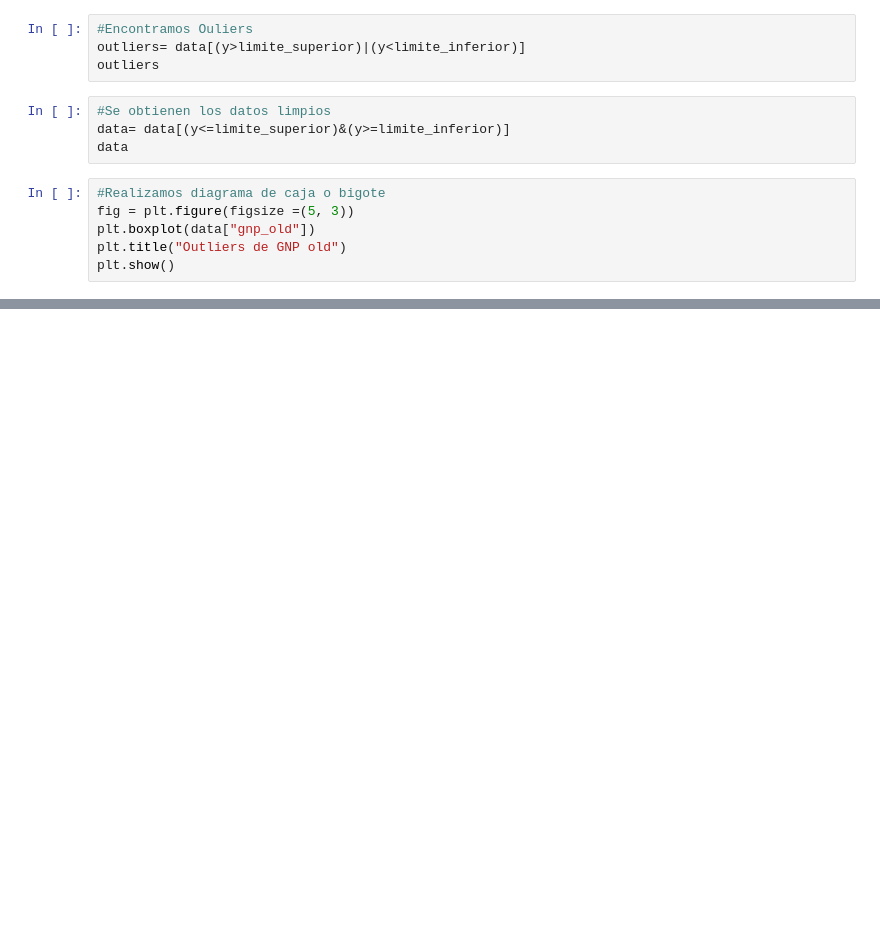
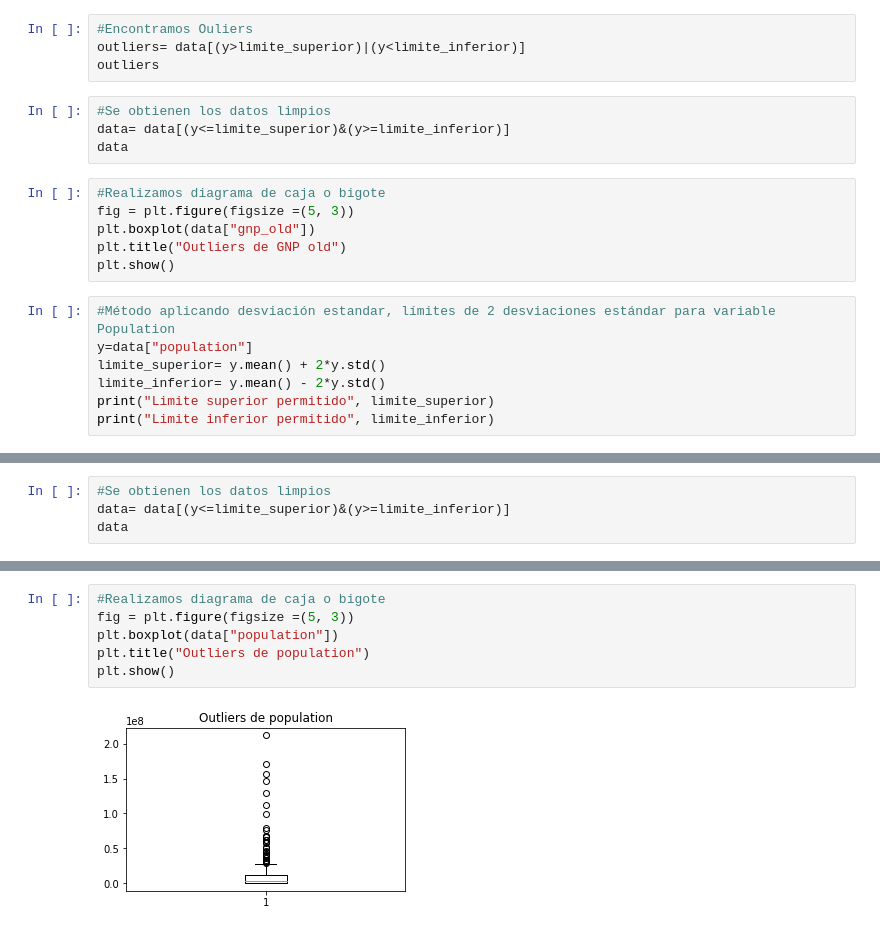
Before and after one commit to gabycantu/RetoFinal, a Jupyter notebook: RetoFinal.ipynb, the cells around one changed output, grey strips where cells are left out. Cells and saved outputs as stored; diff of their text form; blank space fills up the shorter version.

Commit message:
Identificar y reemplazar outliers con distribución normal de siguiente variable

```diff
--- a/RetoFinal.ipynb
+++ b/RetoFinal.ipynb
@@ -342,3 +342,10 @@ fig = plt.figure(figsize =(5, 3))
 plt.boxplot(data["gnp_old"])
 plt.title("Outliers de GNP old")
 plt.show()
+# %%
+#Método aplicando desviación estandar, límites de 2 desviaciones estándar para variable Population
+y=data["population"]
+limite_superior= y.mean() + 2*y.std()
+limite_inferior= y.mean() - 2*y.std()
+print("Limite superior permitido", limite_superior)
+print("Limite inferior permitido", limite_inferior)
@@ -344,0 +363,4 @@ plt.show()
+# %%
+#Se obtienen los datos limpios
+data= data[(y<=limite_superior)&(y>=limite_inferior)]
+data
@@ -344,0 +381,8 @@ plt.show()
+# %%
+#Realizamos diagrama de caja o bigote
+fig = plt.figure(figsize =(5, 3))
+plt.boxplot(data["population"])
+plt.title("Outliers de population")
+plt.show()
+# %% [output]
+[figure, added]
```
Also changed, not shown: parts of 4 cells of this notebook.
